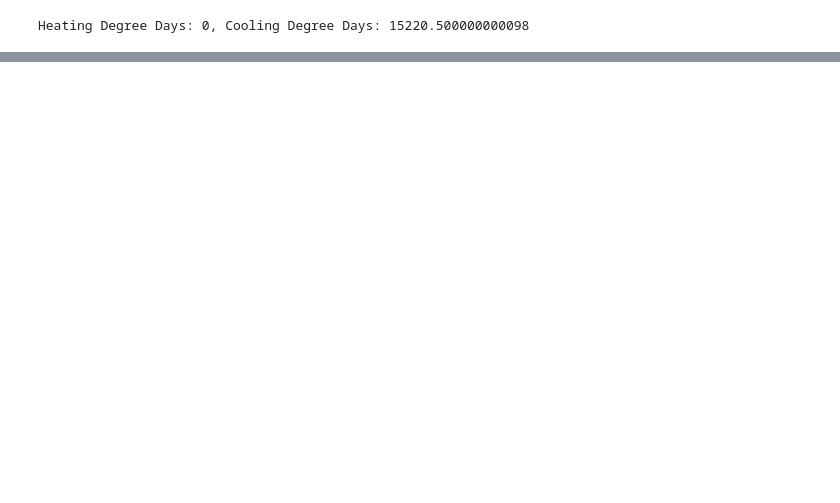
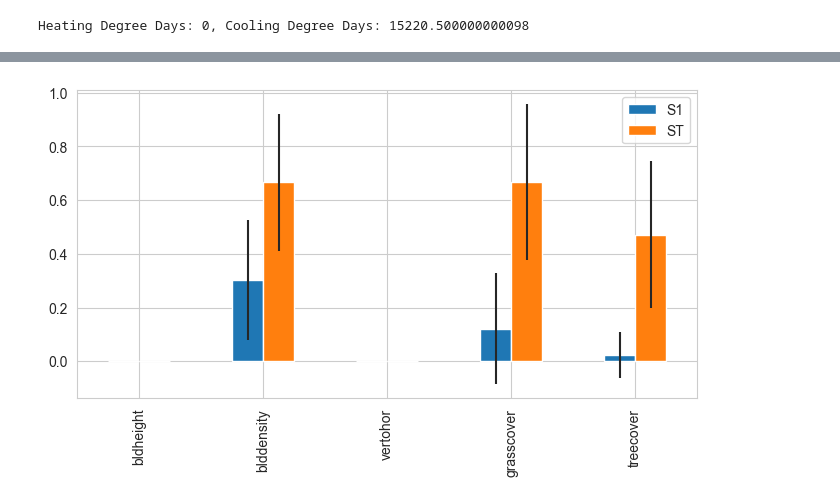
Before and after one commit to VIP-SMUR/24Sp-Microclimate, a Jupyter notebook: uwg_test.ipynb, the cells around one changed output, grey strips where cells are left out. Saved outputs shown, nothing was run; the diff lists cells and outputs as text; code cells hidden in the pictures; blank space fills up the shorter version.

```diff
--- a/uwg_test.ipynb
+++ b/uwg_test.ipynb
@@ -180,8 +167,7 @@ print(f"Heating Degree Days: {hdd}, Cooling Degree Days: {cdd}")
 # %% [output]
 Heating Degree Days: 0, Cooling Degree Days: 15220.500000000098
 # %%
-model = UWG.from_param_args(epw_path=epw_path, bldheight=10, blddensity=0.5,
-                            vertohor=0.8, grasscover=0.1, treecover=0.1, zone='7', nday= 365) # Atlanta is in climate zone 7  --> https://www.walterreeves.com/landscaping/hardiness-zones-for-georgia/
+model = UWG.from_param_args(epw_path=epw_path, bldheight=10, blddensity=0.5, vertohor=0.8, grasscover=0.1, treecover=0.1, zone='7', nday= 10) # Atlanta is in climate zone 7  --> https://www.walterreeves.com/landscaping/hardiness-zones-for-georgia/
 
 model.generate()
 model.simulate()
@@ -261,0 +279,7 @@ pd.DataFrame(param_values_saltelli)
+# %%
+#filter values that won't work (some inputs need to be smaller than 1 when summed up)
+FILTER = pd.DataFrame(param).iloc[:,[1,3,4]].sum(axis=1) < 1
+SAMPLE = pd.DataFrame(param)[FILTER]
+SAMPLE
+
+#SAMPLE = pd.DataFrame(param)
@@ -261,0 +505,4 @@ pd.DataFrame(param_values_saltelli)
+# %%
+Si_filter = {k:Si[k] for k in ['ST','ST_conf','S1','S1_conf']}
+Si_df = pd.DataFrame(Si_filter, index=problem['names'])
+Si_df
@@ -261,0 +516,19 @@ pd.DataFrame(param_values_saltelli)
+# %%
+import matplotlib.pyplot as plt
+
+%matplotlib inline
+fig, ax = plt.subplots(1)
+
+indices = Si_df[['S1','ST']]
+err = Si_df[['S1_conf','ST_conf']]
+
+indices.plot.bar(yerr=err.values.T,ax=ax)
+fig.set_size_inches(8,4)
+
+plt.show()
+
+# Save figure
+name = "bar_plot_S1_ST"
+#fig.savefig(name + '.pdf', bbox_inches='tight', pad_inches=0.0)
+# %% [output]
+[figure, added]
```
Also changed, not shown: parts of 21 cells of this notebook, 1 other file.
